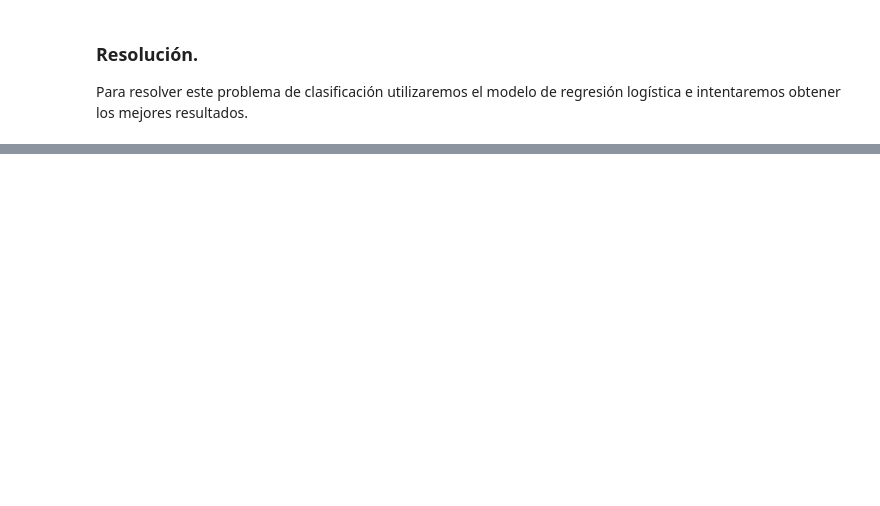
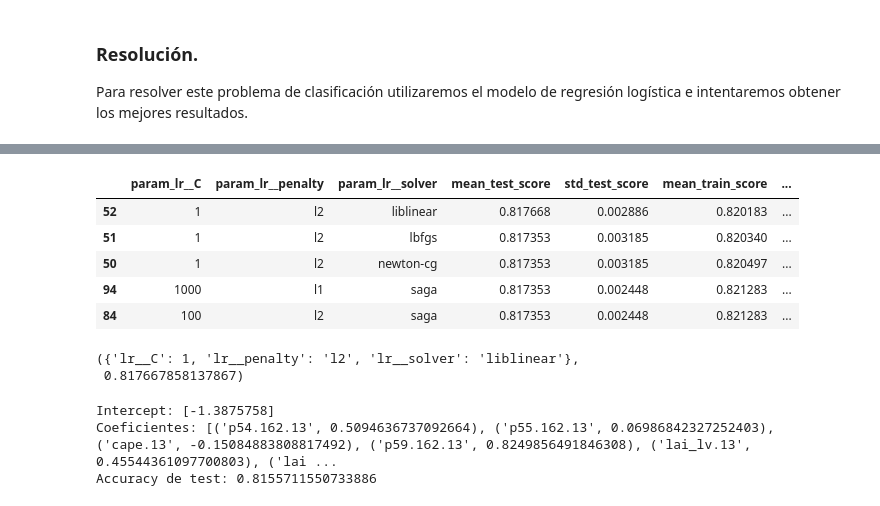
Before and after one commit to celiiaaa/Energy_Prediction_System, a Jupyter notebook: main.ipynb, the cells around one changed output, grey strips where cells are left out. Cells and saved outputs as stored; diff of their text form; code cells hidden in the pictures; blank space fills up the shorter version.

```diff
--- a/main.ipynb
+++ b/main.ipynb
@@ -1242,0 +1382,35 @@ Para resolver este problema de clasificación utilizaremos el modelo de regresi
+# %%
+# Dividimos los datos en entrenamiento y test
+X_train_clf, X_test_clf, y_train_clf, y_test_clf = train_test_split(X_clf, y_clf, test_size=0.33, random_state=49)
+# %%
+from sklearn.linear_model import LogisticRegression
+from sklearn.metrics import accuracy_score
+
+scaler = StandardScaler()       # escalar
+lr = LogisticRegression(penalty='none', random_state = 49)      # modelo
+
+pipe_scale_lr = Pipeline([
+    ('scale', scaler),
+    ('lr', lr)])
+# %%
+param_grid = [{'lr__penalty': ['l1', 'l2', 'elascticnet'],
+               'lr__C': [0.001, 0.01, 0.1, 1, 10, 100, 1000],
+               'lr__solver': ['newton-cg', 'lbfgs', 'liblinear', 'sag', 'saga']}]
+
+
+inner = KFold(n_splits=3, shuffle=True, random_state=42)
+
+#budget = 40
+# Cross-validation (3-fold) para la búsqueda de hiper-parámetros
+clf = GridSearchCV (estimator  = pipe_scale_lr,
+                    param_grid = param_grid,
+                    scoring='accuracy', #OJO!!! scoring=‘balanced_accuracy’
+                    cv=inner,
+                    refit=True,
+                    n_jobs=-1,
+                    verbose=1,
+                    return_train_score=True)
+
+np.random.seed(42)
+
+clf.fit(X=X_train_clf, y=y_train_clf)
@@ -1242,0 +1447,27 @@ Para resolver este problema de clasificación utilizaremos el modelo de regresi
+# %%
+resultados = pd.DataFrame(clf.cv_results_)
+resultados.filter(regex = '(param.*|mean_t|std_t)') \
+    .drop(columns = 'params') \
+    .sort_values('mean_test_score', ascending = False) \
+    .head()
+# %% [output]
+|  | param_lr__C | param_lr__penalty | param_lr__solver | mean_test_score | std_test_score | mean_train_score | ... |
+| 52 | 1 | l2 | liblinear | 0.817668 | 0.002886 | 0.820183 | ... |
+| 51 | 1 | l2 | lbfgs | 0.817353 | 0.003185 | 0.820340 | ... |
+| 50 | 1 | l2 | newton-cg | 0.817353 | 0.003185 | 0.820497 | ... |
+| 94 | 1000 | l1 | saga | 0.817353 | 0.002448 | 0.821283 | ... |
+| 84 | 100 | l2 | saga | 0.817353 | 0.002448 | 0.821283 | ... |
+# %%
+clf.best_params_, clf.best_score_
+# %% [output]
+({'lr__C': 1, 'lr__penalty': 'l2', 'lr__solver': 'liblinear'},
+ 0.817667858137867)
+# %%
+modelo_final = clf.best_estimator_
+print("Intercept:", modelo_final['lr'].intercept_)
+print("Coeficientes:", list(zip(df_clf.columns, modelo_final['lr'].coef_.flatten(), )))
+print("Accuracy de test:", modelo_final.score(X_test_clf, y_test_clf))
+# %% [output]
+Intercept: [-1.3875758]
+Coeficientes: [('p54.162.13', 0.5094636737092664), ('p55.162.13', 0.06986842327252403), ('cape.13', -0.15084883808817492), ('p59.162.13', 0.8249856491846308), ('lai_lv.13', 0.45544361097700803), ('lai ...
+Accuracy de test: 0.8155711550733886
```
Also changed, not shown: parts of 20 cells of this notebook.
